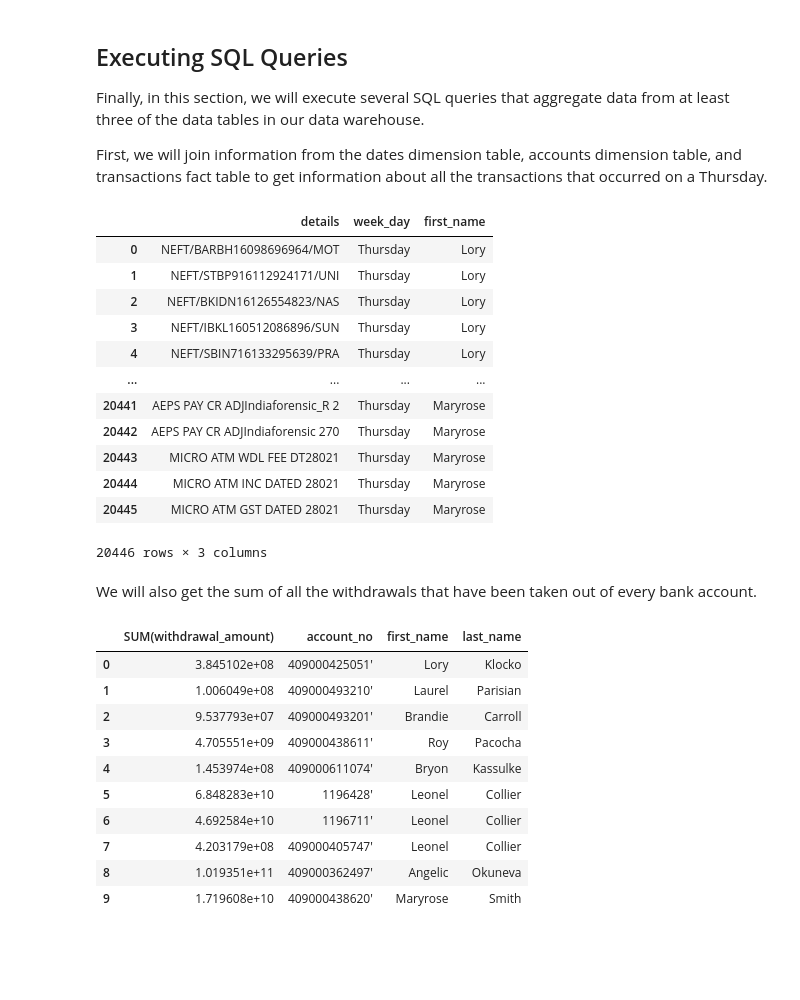
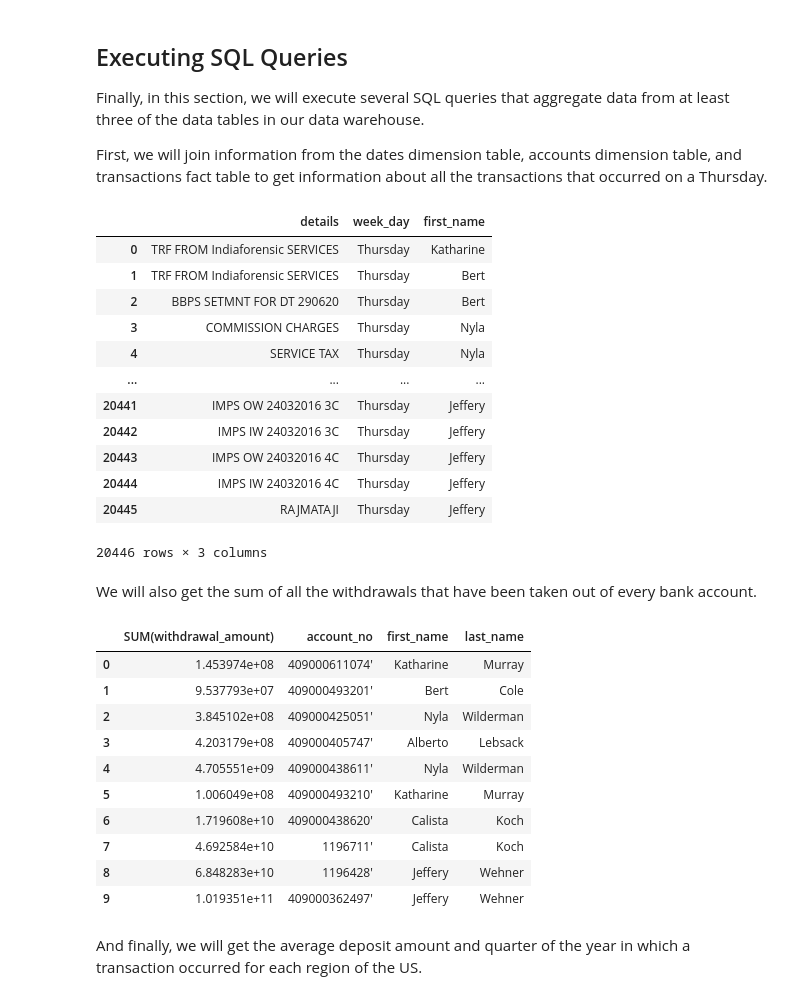
Before and after one commit to MKhour/DSProject1, a Jupyter notebook: DSProject1.ipynb, the cells around one changed output. Drawn from its saved outputs; the diff is of its cells as text; code cells hidden in the pictures; blank space fills up the shorter version.

```diff
--- a/DSProject1.ipynb
+++ b/DSProject1.ipynb
@@ -624,38 +590,40 @@ Finally, in this section, we will execute several SQL queries that aggregate dat
 
 First, we will join information from the dates dimension table, accounts dimension table, and transactions fact table to get information about all the transactions that occurred on a Thursday.
 # %%
-sql_query = "SELECT details, week_day, first_name FROM transactions JOIN dates ON transactions.date = dates.date JOIN accounts ON transactions.account_no = accounts.account_no JOIN users ON accounts.user_id = users.id WHERE week_day = 'Thursday';"
+sql_query = "SELECT details, week_day, first_name FROM transactions JOIN dates ON transactions.date_id = dates.date_id JOIN accounts ON transactions.account_id = accounts.account_id JOIN users ON accounts.user_id = users.id WHERE week_day = 'Thursday';"
 thursday_transactions = get_mysql_dataframe(user_id, pwd, host_name, db_name, sql_query)
 thursday_transactions
 # %% [output]
 |  | details | week_day | first_name |
-| 0 | NEFT/BARBH16098696964/MOT | Thursday | Lory |
-| 1 | NEFT/STBP916112924171/UNI | Thursday | Lory |
-| 2 | NEFT/BKIDN16126554823/NAS | Thursday | Lory |
-| 3 | NEFT/IBKL160512086896/SUN | Thursday | Lory |
-| 4 | NEFT/SBIN716133295639/PRA | Thursday | Lory |
+| 0 | TRF FROM Indiaforensic SERVICES | Thursday | Katharine |
+| 1 | TRF FROM Indiaforensic SERVICES | Thursday | Bert |
+| 2 | BBPS SETMNT FOR DT 290620 | Thursday | Bert |
+| 3 | COMMISSION CHARGES | Thursday | Nyla |
+| 4 | SERVICE TAX | Thursday | Nyla |
 | ... | ... | ... | ... |
-| 20441 | AEPS PAY CR ADJIndiaforensic_R 2 | Thursday | Maryrose |
-| 20442 | AEPS PAY CR ADJIndiaforensic 270 | Thursday | Maryrose |
-| 20443 | MICRO ATM WDL FEE DT28021 | Thursday | Maryrose |
-| 20444 | MICRO ATM INC DATED 28021 | Thursday | Maryrose |
-| 20445 | MICRO ATM GST DATED 28021 | Thursday | Maryrose |
+| 20441 | IMPS OW 24032016 3C | Thursday | Jeffery |
+| 20442 | IMPS IW 24032016 3C | Thursday | Jeffery |
+| 20443 | IMPS OW 24032016 4C | Thursday | Jeffery |
+| 20444 | IMPS IW 24032016 4C | Thursday | Jeffery |
+| 20445 | RAJMATAJI | Thursday | Jeffery |
 20446 rows × 3 columns
 # %% [markdown]
 We will also get the sum of all the withdrawals that have been taken out of every bank account.
 # %%
-sql_query = "SELECT SUM(withdrawal_amount), transactions.account_no, first_name, last_name FROM transactions JOIN accounts ON transactions.account_no = accounts.account_no JOIN users ON accounts.user_id = users.id GROUP BY account_no; "
+sql_query = "SELECT SUM(withdrawal_amount), accounts.account_no, first_name, last_name FROM transactions JOIN accounts ON transactions.account_id = accounts.account_id JOIN users ON accounts.user_id = users.id GROUP BY accounts.account_id; "
 withdrawals = get_mysql_dataframe(user_id, pwd, host_name, db_name, sql_query)
 withdrawals
 # %% [output]
 |  | SUM(withdrawal_amount) | account_no | first_name | last_name |
-| 0 | 3.845102e+08 | 409000425051' | Lory | Klocko |
-| 1 | 1.006049e+08 | 409000493210' | Laurel | Parisian |
-| 2 | 9.537793e+07 | 409000493201' | Brandie | Carroll |
-| 3 | 4.705551e+09 | 409000438611' | Roy | Pacocha |
-| 4 | 1.453974e+08 | 409000611074' | Bryon | Kassulke |
-| 5 | 6.848283e+10 | 1196428' | Leonel | Collier |
-| 6 | 4.692584e+10 | 1196711' | Leonel | Collier |
-| 7 | 4.203179e+08 | 409000405747' | Leonel | Collier |
-| 8 | 1.019351e+11 | 409000362497' | Angelic | Okuneva |
-| 9 | 1.719608e+10 | 409000438620' | Maryrose | Smith |
+| 0 | 1.453974e+08 | 409000611074' | Katharine | Murray |
+| 1 | 9.537793e+07 | 409000493201' | Bert | Cole |
+| 2 | 3.845102e+08 | 409000425051' | Nyla | Wilderman |
+| 3 | 4.203179e+08 | 409000405747' | Alberto | Lebsack |
+| 4 | 4.705551e+09 | 409000438611' | Nyla | Wilderman |
+| 5 | 1.006049e+08 | 409000493210' | Katharine | Murray |
+| 6 | 1.719608e+10 | 409000438620' | Calista | Koch |
+| 7 | 4.692584e+10 | 1196711' | Calista | Koch |
+| 8 | 6.848283e+10 | 1196428' | Jeffery | Wehner |
+| 9 | 1.019351e+11 | 409000362497' | Jeffery | Wehner |
+# %% [markdown]
+And finally, we will get the average deposit amount and quarter of the year in which a transaction occurred for each region of the US.
```
Also changed, not shown: parts of 31 cells of this notebook.
